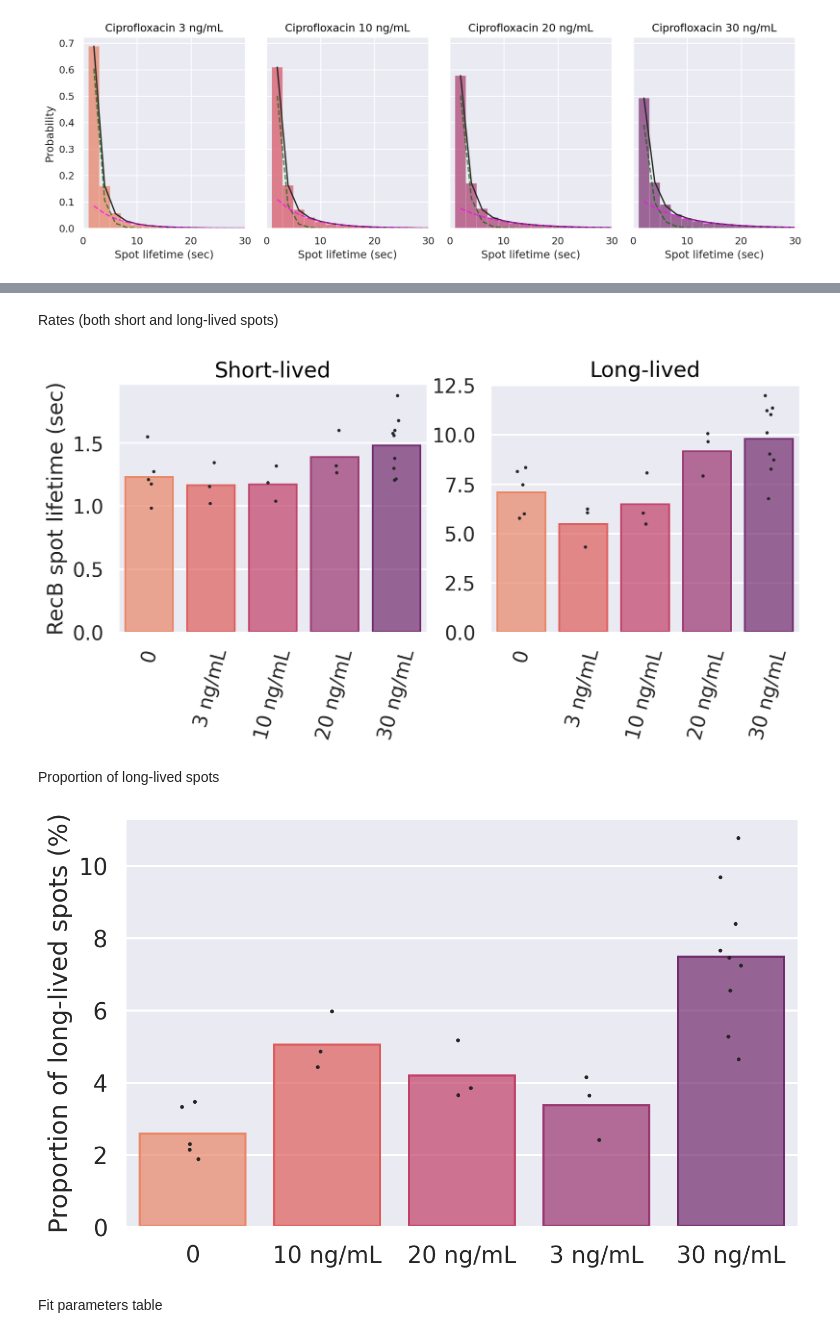
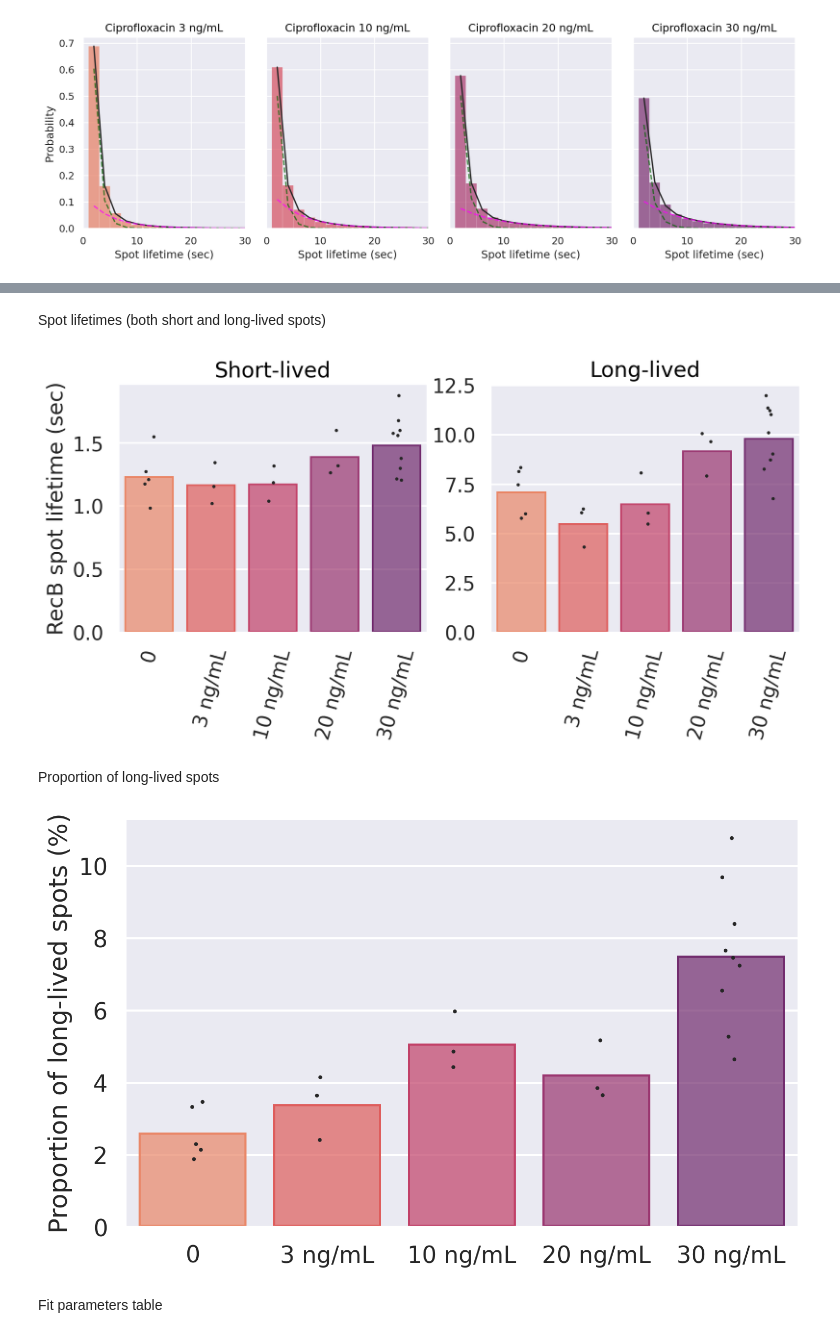
Before and after one commit to DanielThedie/RecB_article, a Jupyter notebook: Notebooks/2_Ciprofloxacin_damage/Long_RecB_spots.ipynb, the cells around one changed output, grey strips where cells are left out. Saved outputs shown, nothing was run; the diff lists cells and outputs as text; code cells hidden in the pictures.

```diff
--- a/Notebooks/2_Ciprofloxacin_damage/Long_RecB_spots.ipynb
+++ b/Notebooks/2_Ciprofloxacin_damage/Long_RecB_spots.ipynb
@@ -3,7 +3,7 @@
 # %%
 from pyberries.data import DatasetPool
 
-data = (DatasetPool(path='/home/daniel/Documents/BACMMAN/Timelapse',
+data = (DatasetPool(path='/media/daniel/HDD Daniel/DanielThedie/BACMMAN/Timelapse',
                     dsList=['230725_1', '230725_2', '230126_DT23', '230719_1', '230719_2',
                             '230817_1', '230810_1', '230816_1',
                             '230906_2', '230912_1', '230912_2',
@@ -189,27 +200,49 @@ import seaborn.objects as so
+# %%
+def split_column(df, col, new, delimiter):
+        df[new] = (df[col]
+                        .str.split(delimiter, expand=True)
+                        )
+        return df
+
+lifetimes = (lifetime_fit
+             .parameters
+             .copy()
+             .pipe(lambda df: split_column(df, col='Parameter', new=['Parameter', 'Rate_type'], delimiter='_'))
+             .replace({'1':'Short', '2':'Long'})
+             .merge(bleaching_rates[['Dataset', 'Value']], on='Dataset', suffixes=(None, '_bleaching'))
+             .pipe(lambda df: pd.pivot_table(df, values=['Value'], index=['Group', 'Dataset', 'Value_bleaching'], columns=['Parameter', 'Rate_type']))
+             .reset_index()
+             .assign(Lifetime_Short=lambda df: 1/(df.Value.Rate.Short - df.Value_bleaching) *2,
+                     Lifetime_Long=lambda df: 1/(df.Value.Rate.Long - df.Value_bleaching) *2,
+                     Population_Long=lambda df: df.Value.Amplitude.Long/(df.Value.Amplitude.Short+df.Value.Amplitude.Long) *100,
+                     Population_Short=lambda df: 100 - df.Population_Long
+                     )
+             .drop(columns=['Value', 'Value_bleaching'], level=0)
+             .droplevel(['Parameter', 'Rate_type'], axis=1)
+             .melt(id_vars=['Group', 'Dataset'])
+             .pipe(lambda df: split_column(df, col='variable', new=['Parameter', 'Rate_type'], delimiter='_'))
+             .drop(columns='variable')
+             .assign(Group=lambda df: df.Group
+                                        .astype('category')
+                                        .cat.set_categories(['0', '3 ng/mL', '10 ng/mL', '20 ng/mL', '30 ng/mL'], ordered=True))
+             .sort_values('Group')
+             )
 # %% [markdown]
-Rates (both short and long-lived spots)
+Spot lifetimes (both short and long-lived spots)
 # %%
 from seaborn import plotting_context
 import numpy as np
 
-df = (lifetime_fit
-      .parameters
-      .query('Parameter in ["Rate_1", "Rate_2"]')
-      .merge(bleaching_rates[['Dataset', 'Value']], on='Dataset', suffixes=(None, '_bleaching'))
-      .assign(Lifetime=lambda df: 1/(df.Value - df.Value_bleaching) *2)
-      .replace({'Rate_1':'Short-lived', 'Rate_2':'Long-lived'})
-      )
-
 p = (
-    so.Plot(df, x='Group', y='Lifetime', color='Group')
+    so.Plot(lifetimes.query('Parameter == "Lifetime"'), x='Group', y='value', color='Group')
     .layout(size=(9.5,5))
-    .facet(col='Parameter')
+    .facet(col='Rate_type')
     .add(so.Bar(), so.Agg(), legend=False)
     .add(so.Dots(color='k', fillalpha=1, marker='.'), so.Jitter(), legend=False)
-    .scale(color='flare')
+    .scale(color=so.Nominal('flare'))
     .share(y=False)
     .limit(y=(None, None))
-    .label(x="", y="RecB spot lifetime (sec)", color='Ciprofloxacin')
+    .label(x="", y="RecB spot lifetime (sec)", color='Ciprofloxacin', title='{}-lived'.format)
     .theme(plotting_context('talk'))
     .plot()
 )
@@ -220,33 +253,27 @@ p._figure.axes[1].xaxis.set_tick_params(rotation=75)
 display(p)
 # p.save(loc='D:\\DanielThedie\\Figures\\RecB_article_figures\\2_Cipro_RecB\\RecB_lifetimes.svg', format='svg', bbox_inches='tight')
 # %% [output]
-[figure, old version]
+[figure, new version]
 # %% [markdown]
 Proportion of long-lived spots
 # %%
 from seaborn import plotting_context
 import pandas as pd
 
-df = (lifetime_fit
-      .parameters
-      .pipe(lambda df: pd.pivot_table(df, index=['Group', 'Dataset'], values='Value', columns='Parameter'))
-      .assign(Population=lambda df: df.Amplitude_2/(df.Amplitude_1+df.Amplitude_2) *100)
-      )
-
 (
-    so.Plot(df, x='Group', y='Population', color='Group')
+    so.Plot(lifetimes.query('Parameter == "Population"'), x='Group', y='value', color='Group')
     .layout(size=(8,5))
     .add(so.Bar(), so.Agg(), legend=False)
     .add(so.Dots(color='k', fillalpha=1, marker='.'), so.Jitter(), legend=False)
     .scale(color='flare')
     .share(y=False)
     .limit(y=(None, None))
     .label(x="", y="Proportion of long-lived spots (%)", color='Ciprofloxacin')
     .theme(plotting_context('talk'))
     # .save(loc='/media/daniel/HDD Daniel/DanielThedie/Figures/RecB_article_figures/2_Cipro_RecB/Proportion_long_spots.svg', format='svg', bbox_inches='tight')
 )
 # %% [output]
-[figure, old version]
+[figure, new version]
 # %% [markdown]
 Fit parameters table
 # %%
```
Also changed, not shown: parts of 10 cells of this notebook.
